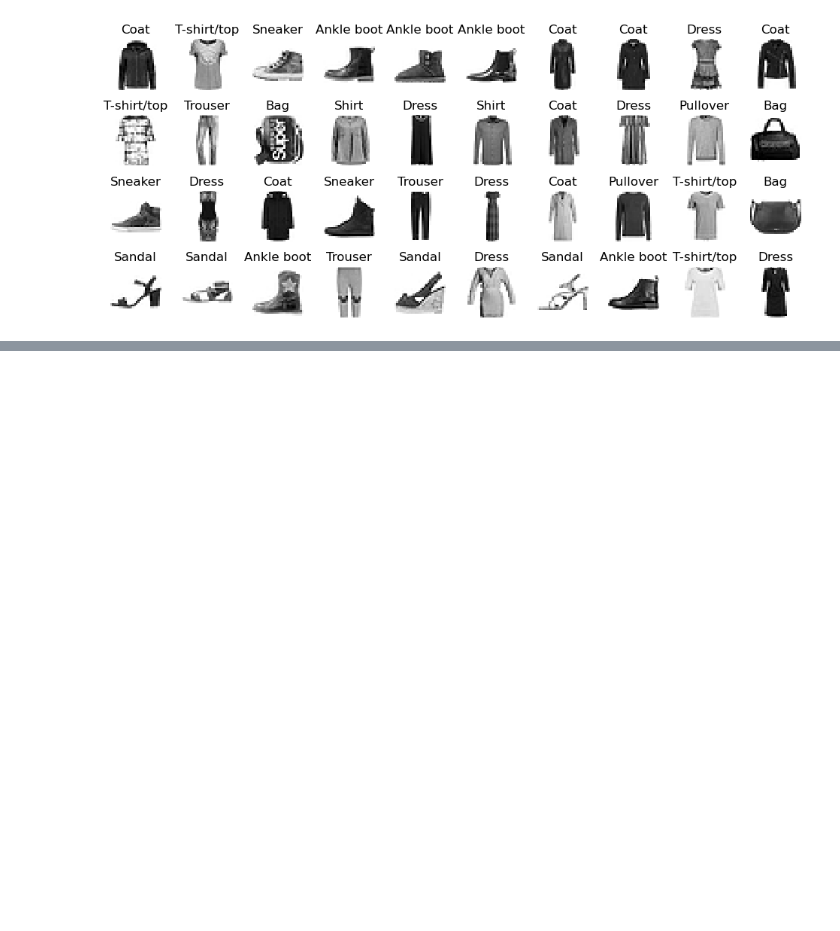
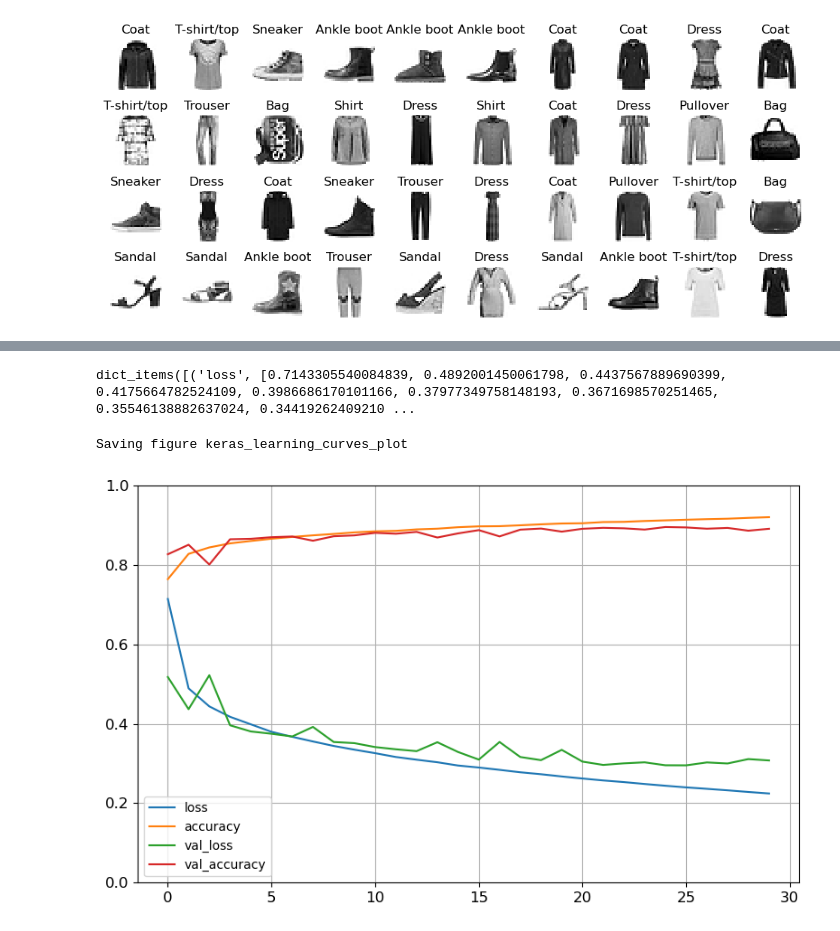
Before and after one commit to mariabaladuggimpudi/ml-practice, a Jupyter notebook: training_deep_nn/intro_to_nn.ipynb, the cells around one changed output, grey strips where cells are left out. Saved outputs shown, nothing was run; the diff lists cells and outputs as text; code cells hidden in the pictures; blank space fills up the shorter version.

```diff
--- a/training_deep_nn/intro_to_nn.ipynb
+++ b/training_deep_nn/intro_to_nn.ipynb
@@ -148,0 +188,3 @@ Saving figure fashion_mnist_plot
+# %%
+history = model.fit(X_train, y_train, epochs=30,
+                    validation_data=(X_valid, y_valid))
@@ -148,0 +209,15 @@ Saving figure fashion_mnist_plot
+# %%
+history.history.items()
+# %% [output]
+dict_items([('loss', [0.7143305540084839, 0.4892001450061798, 0.4437567889690399, 0.4175664782524109, 0.3986686170101166, 0.37977349758148193, 0.3671698570251465, 0.35546138882637024, 0.34419262409210 ...
+# %%
+import pandas as pd
+
+pd.DataFrame(history.history).plot(figsize=(8, 5))
+plt.grid(True)
+plt.gca().set_ylim(0, 1)
+save_fig("keras_learning_curves_plot")
+plt.show()
+# %% [output]
+Saving figure keras_learning_curves_plot
+[figure, added]
```
Also changed, not shown: parts of 18 cells of this notebook.
